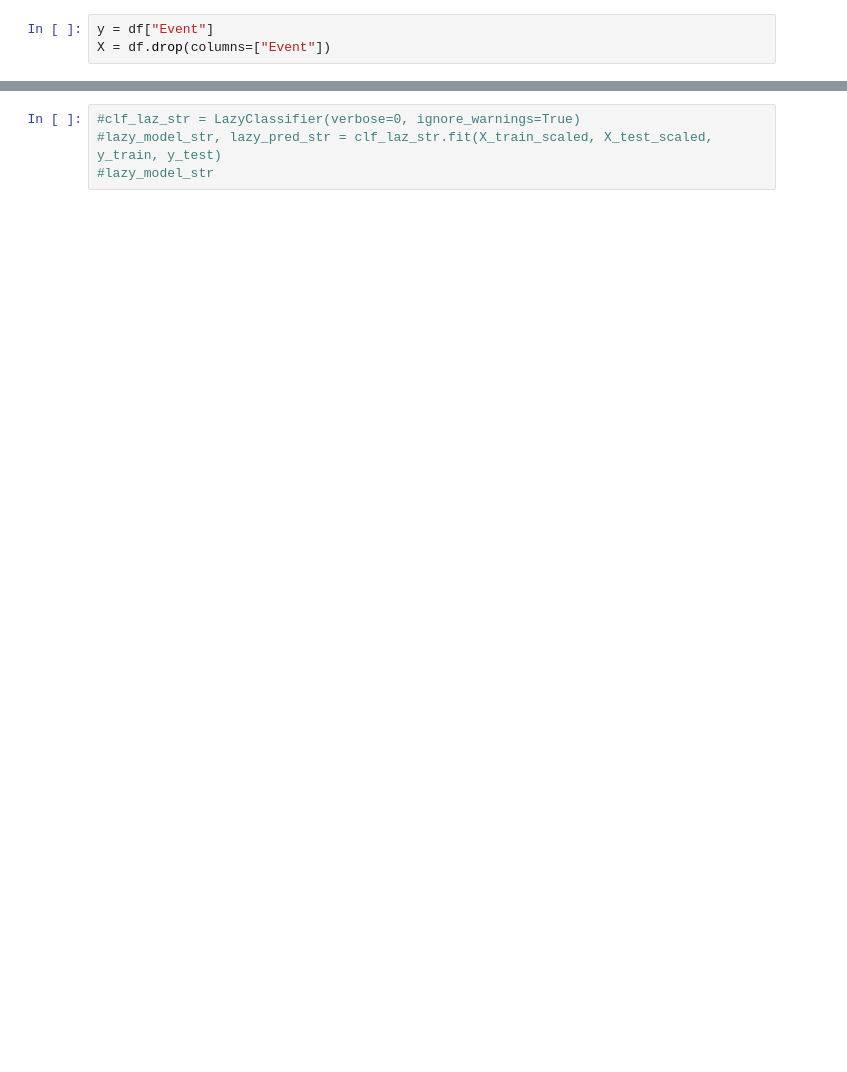
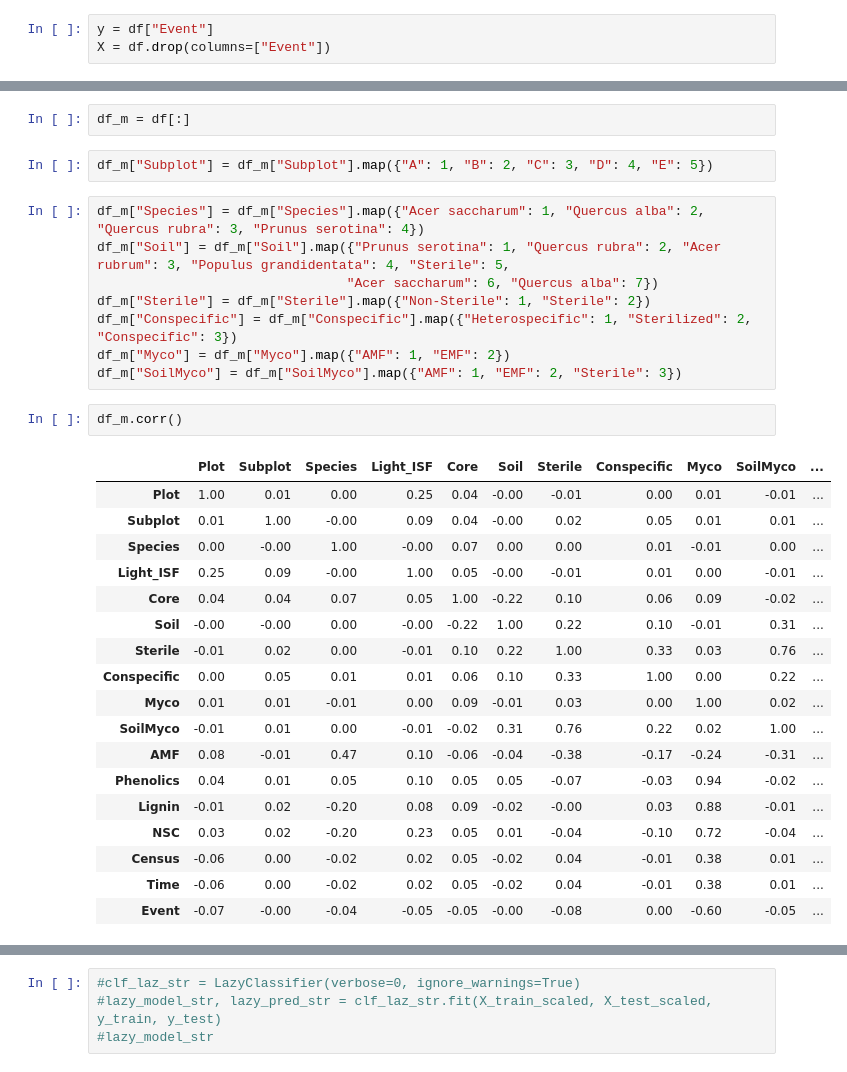
Before and after one commit to Cabone01/Tree_Survival, a Jupyter notebook: Tree_Notebook.ipynb, the cells around one changed output, grey strips where cells are left out. Cells and saved outputs as stored; diff of their text form; blank space fills up the shorter version.

```diff
--- a/Tree_Notebook.ipynb
+++ b/Tree_Notebook.ipynb
@@ -189,0 +206,33 @@ And if memory is not enough, you can set `force_col_wise=true`.
+# %%
+df_m = df[:]
+# %%
+df_m["Subplot"] = df_m["Subplot"].map({"A": 1, "B": 2, "C": 3, "D": 4, "E": 5})
+# %%
+df_m["Species"] = df_m["Species"].map({"Acer saccharum": 1, "Quercus alba": 2, "Quercus rubra": 3, "Prunus serotina": 4})
+df_m["Soil"] = df_m["Soil"].map({"Prunus serotina": 1, "Quercus rubra": 2, "Acer rubrum": 3, "Populus grandidentata": 4, "Sterile": 5,
+                                "Acer saccharum": 6, "Quercus alba": 7})
+df_m["Sterile"] = df_m["Sterile"].map({"Non-Sterile": 1, "Sterile": 2})
+df_m["Conspecific"] = df_m["Conspecific"].map({"Heterospecific": 1, "Sterilized": 2, "Conspecific": 3})
+df_m["Myco"] = df_m["Myco"].map({"AMF": 1, "EMF": 2})
+df_m["SoilMyco"] = df_m["SoilMyco"].map({"AMF": 1, "EMF": 2, "Sterile": 3})
+# %%
+df_m.corr()
+# %% [output]
+|  | Plot | Subplot | Species | Light_ISF | Core | Soil | Sterile | Conspecific | Myco | SoilMyco | ... |
+| Plot | 1.00 | 0.01 | 0.00 | 0.25 | 0.04 | -0.00 | -0.01 | 0.00 | 0.01 | -0.01 | ... |
+| Subplot | 0.01 | 1.00 | -0.00 | 0.09 | 0.04 | -0.00 | 0.02 | 0.05 | 0.01 | 0.01 | ... |
+| Species | 0.00 | -0.00 | 1.00 | -0.00 | 0.07 | 0.00 | 0.00 | 0.01 | -0.01 | 0.00 | ... |
+| Light_ISF | 0.25 | 0.09 | -0.00 | 1.00 | 0.05 | -0.00 | -0.01 | 0.01 | 0.00 | -0.01 | ... |
+| Core | 0.04 | 0.04 | 0.07 | 0.05 | 1.00 | -0.22 | 0.10 | 0.06 | 0.09 | -0.02 | ... |
+| Soil | -0.00 | -0.00 | 0.00 | -0.00 | -0.22 | 1.00 | 0.22 | 0.10 | -0.01 | 0.31 | ... |
+| Sterile | -0.01 | 0.02 | 0.00 | -0.01 | 0.10 | 0.22 | 1.00 | 0.33 | 0.03 | 0.76 | ... |
+| Conspecific | 0.00 | 0.05 | 0.01 | 0.01 | 0.06 | 0.10 | 0.33 | 1.00 | 0.00 | 0.22 | ... |
+| Myco | 0.01 | 0.01 | -0.01 | 0.00 | 0.09 | -0.01 | 0.03 | 0.00 | 1.00 | 0.02 | ... |
+| SoilMyco | -0.01 | 0.01 | 0.00 | -0.01 | -0.02 | 0.31 | 0.76 | 0.22 | 0.02 | 1.00 | ... |
+| AMF | 0.08 | -0.01 | 0.47 | 0.10 | -0.06 | -0.04 | -0.38 | -0.17 | -0.24 | -0.31 | ... |
+| Phenolics | 0.04 | 0.01 | 0.05 | 0.10 | 0.05 | 0.05 | -0.07 | -0.03 | 0.94 | -0.02 | ... |
+| Lignin | -0.01 | 0.02 | -0.20 | 0.08 | 0.09 | -0.02 | -0.00 | 0.03 | 0.88 | -0.01 | ... |
+| NSC | 0.03 | 0.02 | -0.20 | 0.23 | 0.05 | 0.01 | -0.04 | -0.10 | 0.72 | -0.04 | ... |
+| Census | -0.06 | 0.00 | -0.02 | 0.02 | 0.05 | -0.02 | 0.04 | -0.01 | 0.38 | 0.01 | ... |
+| Time | -0.06 | 0.00 | -0.02 | 0.02 | 0.05 | -0.02 | 0.04 | -0.01 | 0.38 | 0.01 | ... |
+| Event | -0.07 | -0.00 | -0.04 | -0.05 | -0.05 | -0.00 | -0.08 | 0.00 | -0.60 | -0.05 | ... |
```
Also changed, not shown: parts of 22 cells of this notebook.
